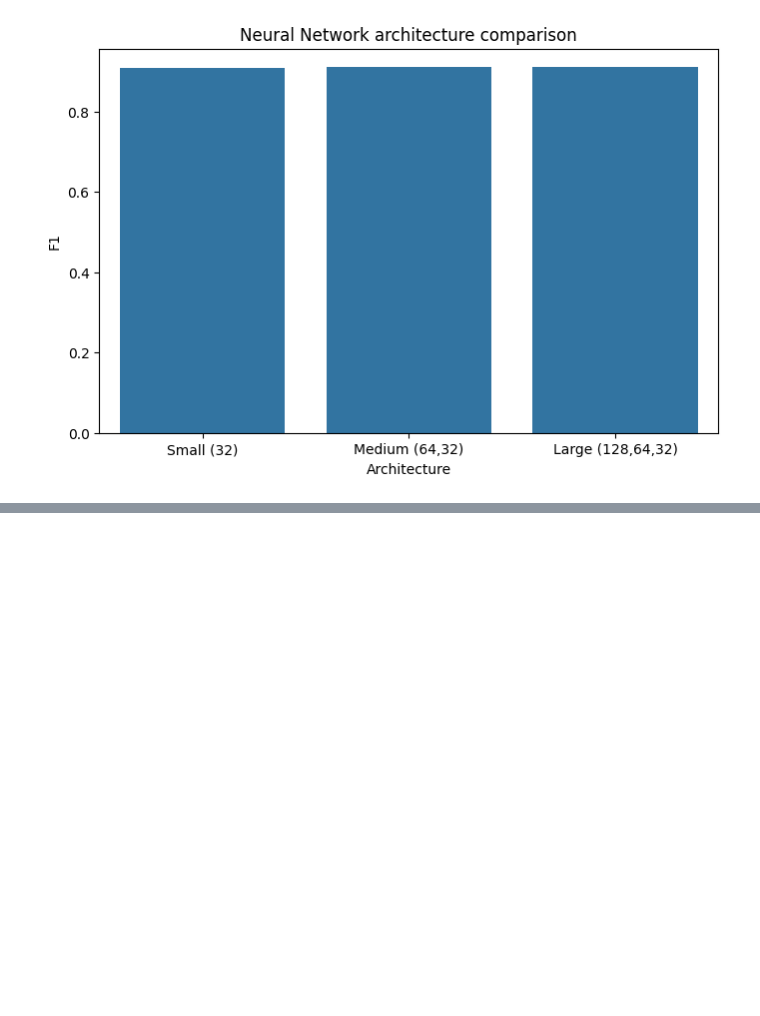
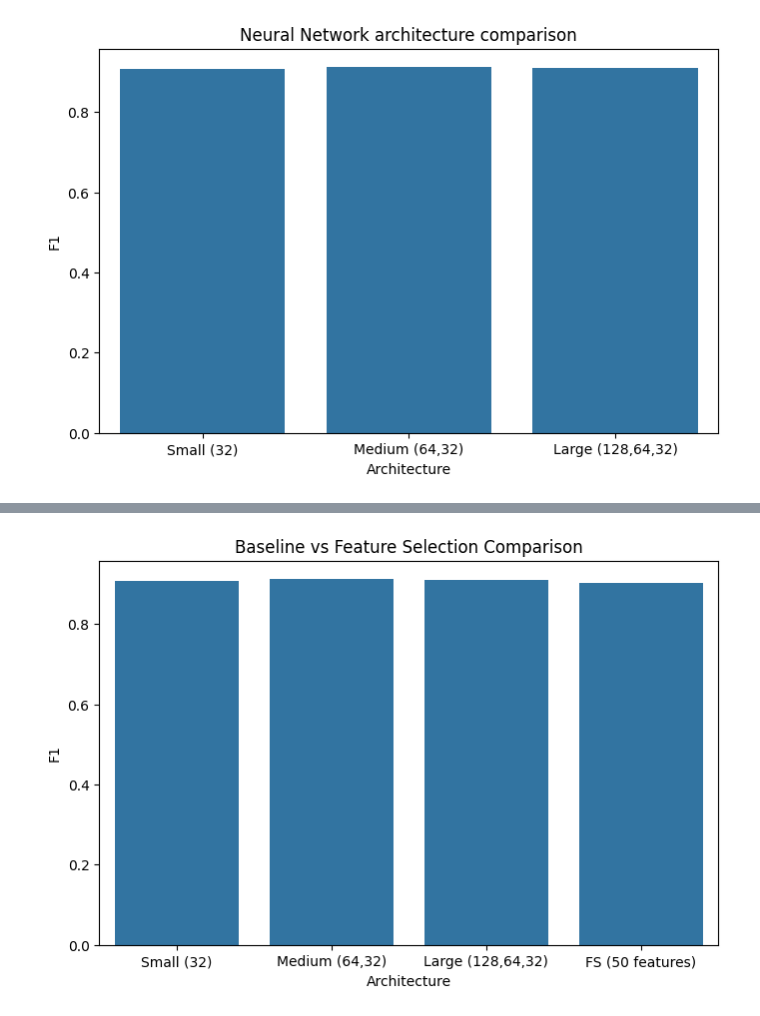
Before and after one commit to ErinaTernava/AutoValue, a Jupyter notebook: notebooks/neural_networks.ipynb, the cells around one changed output, grey strips where cells are left out. Saved outputs shown, nothing was run; the diff lists cells and outputs as text; code cells hidden in the pictures; blank space fills up the shorter version.

Commit message:
Implement feature selection and compare neural networks performance /Greta

```diff
--- a/notebooks/neural_networks.ipynb
+++ b/notebooks/neural_networks.ipynb
@@ -169,3 +170,10 @@ plt.title("Neural Network architecture comparison")
 plt.show()
 # %% [output]
 [figure]
+# %%
+vt = VarianceThreshold(threshold=0.0)
+
+X_train_vt = vt.fit_transform(X_train)
+X_test_vt = vt.transform(X_test)
+
+print("After removing constant features:", X_train_vt.shape[1])
@@ -171,0 +182,7 @@ plt.show()
+# %%
+selector = SelectKBest(score_func=f_classif, k=50)
+
+X_train_fs = selector.fit_transform(X_train_vt, y_train)
+X_test_fs = selector.transform(X_test_vt)
+
+print("Selected features:", X_train_fs.shape[1])
@@ -171,0 +191,21 @@ plt.show()
+# %%
+nn_fs = MLPClassifier(
+    hidden_layer_sizes=(64,32),
+    activation='relu',
+    max_iter=400,
+    random_state=42
+)
+
+nn_fs.fit(X_train_fs, y_train)
+pred_fs = nn_fs.predict(X_test_fs)
+# %%
+results.append({
+    "Architecture": "FS (50 features)",
+    "Accuracy": accuracy_score(y_test, pred_fs),
+    "Precision": precision_score(y_test, pred_fs, average='weighted'),
+    "Recall": recall_score(y_test, pred_fs, average='weighted'),
+    "F1": f1_score(y_test, pred_fs, average='weighted'),
+})
+
+results_df = pd.DataFrame(results)
+results_df
@@ -172,3 +218,12 @@ plt.show()
+# %%
+plt.figure(figsize=(8,5))
+
+sns.barplot(data=results_df, x='Architecture', y='F1')
+
+plt.title("Baseline vs Feature Selection Comparison")
+plt.show()
+# %% [output]
+[figure, added]
 # %%
 param_grid = {
     'hidden_layer_sizes': [
```
Also changed, not shown: parts of 13 cells of this notebook.
